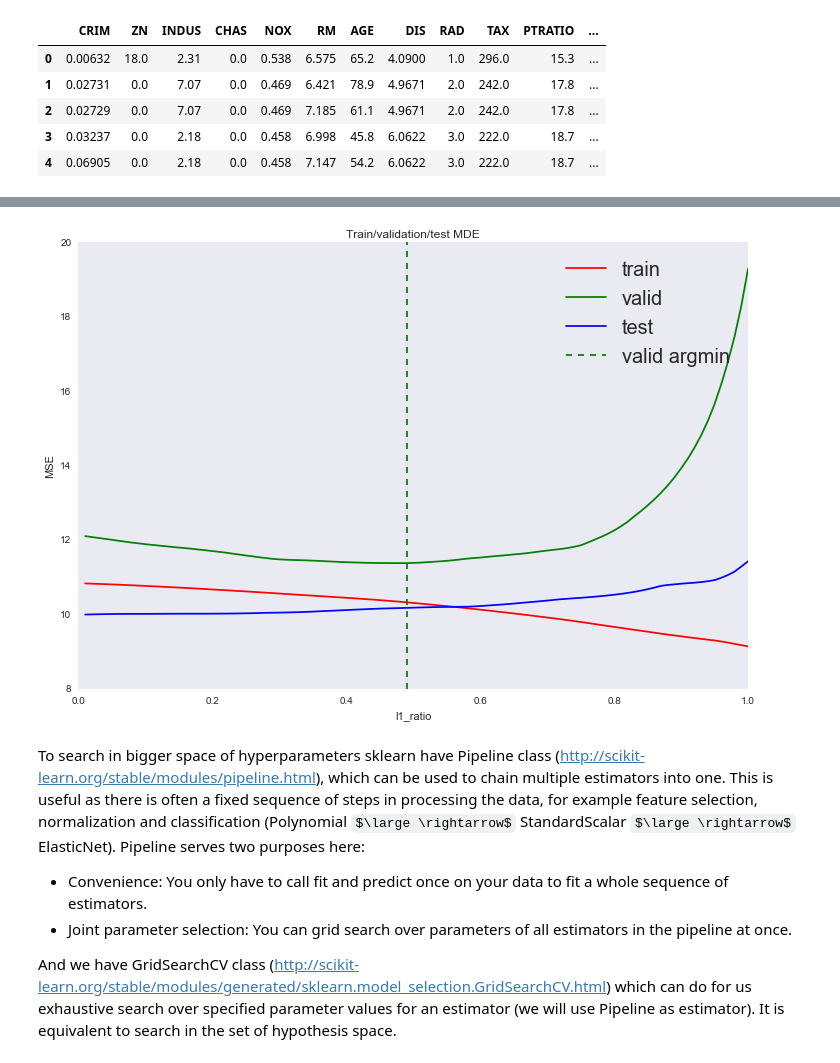
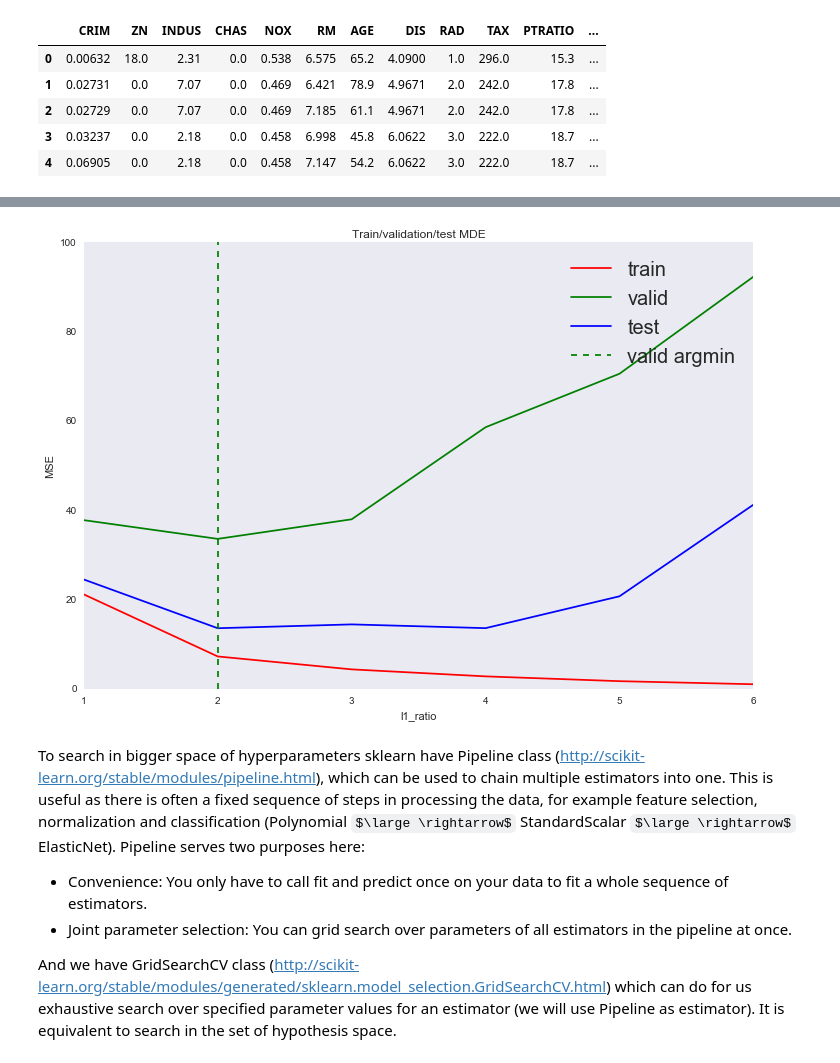
Before and after one commit to mephistopheies/mlworkshop39_042017, a Jupyter notebook: 1_ml_intro/ipy/lecture.ipynb, the cells around one changed output, grey strips where cells are left out. Saved outputs shown, nothing was run; the diff lists cells and outputs as text; code cells hidden in the pictures; some formulas as TeX source.

```diff
--- a/1_ml_intro/ipy/lecture.ipynb
+++ b/1_ml_intro/ipy/lecture.ipynb
@@ -735,11 +737,15 @@ import sklearn.datasets
 boston = sklearn.datasets.load_boston()
 print 'Shape of the data:', boston.data.shape
 data = {}
+
+ix_test = np.random.choice(range(boston.data.shape[0]), size=200, replace=False)
+ix_train = np.setdiff1d(range(boston.data.shape[0]), ix_test)
+
 # split in into train/test data
-data['x_train'] = boston.data[100:, :]
-data['x_test'] = boston.data[:100, :]
-data['y_train'] = boston.target[100:]
-data['y_test'] = boston.target[:100]
+data['x_train'] = boston.data[ix_train, :]
+data['x_test'] = boston.data[ix_test, :]
+data['y_train'] = boston.target[ix_train]
+data['y_test'] = boston.target[ix_test]
 # %% [output]
 Shape of the data: (506, 13)
 # %%
@@ -826,7 +832,7 @@ We will use k-fold cross-valdation http://scikit-learn.org/stable/modules/classe
 from sklearn.model_selection import KFold
 # %%
 # create instance of 5-folder
-kf = KFold(n_splits=5, shuffle=True)
+kf = KFold(n_splits=15, shuffle=True)
 
 # performance of the model on train splits of train set
 mse_train_folds = []
@@ -877,48 +883,48 @@ from tqdm import tqdm
 # %%
-alpha = 0.022
-degree = 2
-# list of 100 different L1 values to test
-l1_ratio_list = np.linspace(0.01, 1, 100)
+alpha = 0.01
+l1_ratio = 0.01
 
-kf = KFold(n_splits=2, shuffle=False)
-pf = PolynomialFeatures(degree=degree, include_bias=False)
-ss = StandardScaler()
-X_train = ss.fit_transform(pf.fit_transform(data['x_train']))
-X_test = ss.transform(pf.transform(data['x_test']))
+kf = KFold(n_splits=5, shuffle=False)
 
 mse_train = []
 mse_valid = []
 mse_test = []
 # iterate through all values of L1 parameter and show progress bar
-for l1_ratio in tqdm(l1_ratio_list):
+degree_list = range(1, 7)
+for degree in tqdm_notebook(degree_list):
+    pf = PolynomialFeatures(degree=degree, include_bias=False)
+    ss = StandardScaler()
+    X_train = ss.fit_transform(pf.fit_transform(data['x_train']))
+    X_test = ss.transform(pf.transform(data['x_test']))
+
     mse_valid_folds = []
     for ix_train, ix_valid in kf.split(X_train):
         model = ElasticNet(alpha=alpha, l1_ratio=l1_ratio, fit_intercept=True)
         model = model.fit(X_train[ix_train, :], data['y_train'][ix_train])
         mse_valid_folds.append(
             mean_squared_error(
                 data['y_train'][ix_valid],
                 model.predict(X_train[ix_valid, :])))
     mse_valid.append(np.mean(mse_valid_folds))
     model = ElasticNet(alpha=alpha, l1_ratio=l1_ratio, fit_intercept=True)
     model = model.fit(X_train, data['y_train'])
     mse_train.append(mean_squared_error(data['y_train'], model.predict(X_train)))
     mse_test.append(mean_squared_error(data['y_test'], model.predict(X_test)))
+
+plt.plot(degree_list, mse_train, c='r', label='train')
+plt.plot(degree_list, np.array(mse_valid), c='g', label='valid')
+plt.plot(degree_list, mse_test, c='b', label='test')
+
+x = sorted(zip(degree_list, mse_valid), key=lambda t: t[1])[0][0]
+plt.axvline(x, color='g', linestyle='--', label='valid argmin')
+
+plt.legend(loc='upper right', prop={'size': 20})
+plt.title('Train/validation/test MDE')
+plt.xlabel('l1_ratio')
+plt.ylabel('MSE')
+plt.show()
+# %% [output]
+[figure, added]
-# %%
-plt.plot(l1_ratio_list, mse_train, c='r', label='train')
-plt.plot(l1_ratio_list, np.array(mse_valid)/7, c='g', label='valid')
-plt.plot(l1_ratio_list, mse_test, c='b', label='test')
-
-x = sorted(zip(l1_ratio_list, mse_valid), key=lambda t: t[1])[0][0]
-plt.axvline(x, color='g', linestyle='--', label='valid argmin')
-
-plt.legend(loc='upper right', prop={'size': 20})
-plt.title('Train/validation/test MDE')
-plt.xlabel('l1_ratio')
-plt.ylabel('MSE')
-plt.show()
-# %% [output]
-[figure, removed]
 # %% [markdown]
 To search in bigger space of hyperparameters sklearn have Pipeline class (http://scikit-learn.org/stable/modules/pipeline.html), which can be used to chain multiple estimators into one. This is useful as there is often a fixed sequence of steps in processing the data, for example feature selection, normalization and classification (Polynomial $\large \rightarrow$ StandardScalar $\large \rightarrow$ ElasticNet). Pipeline serves two purposes here:
 * Convenience: You only have to call fit and predict once on your data to fit a whole sequence of estimators.
```
Also changed, not shown: parts of 15 cells of this notebook.
